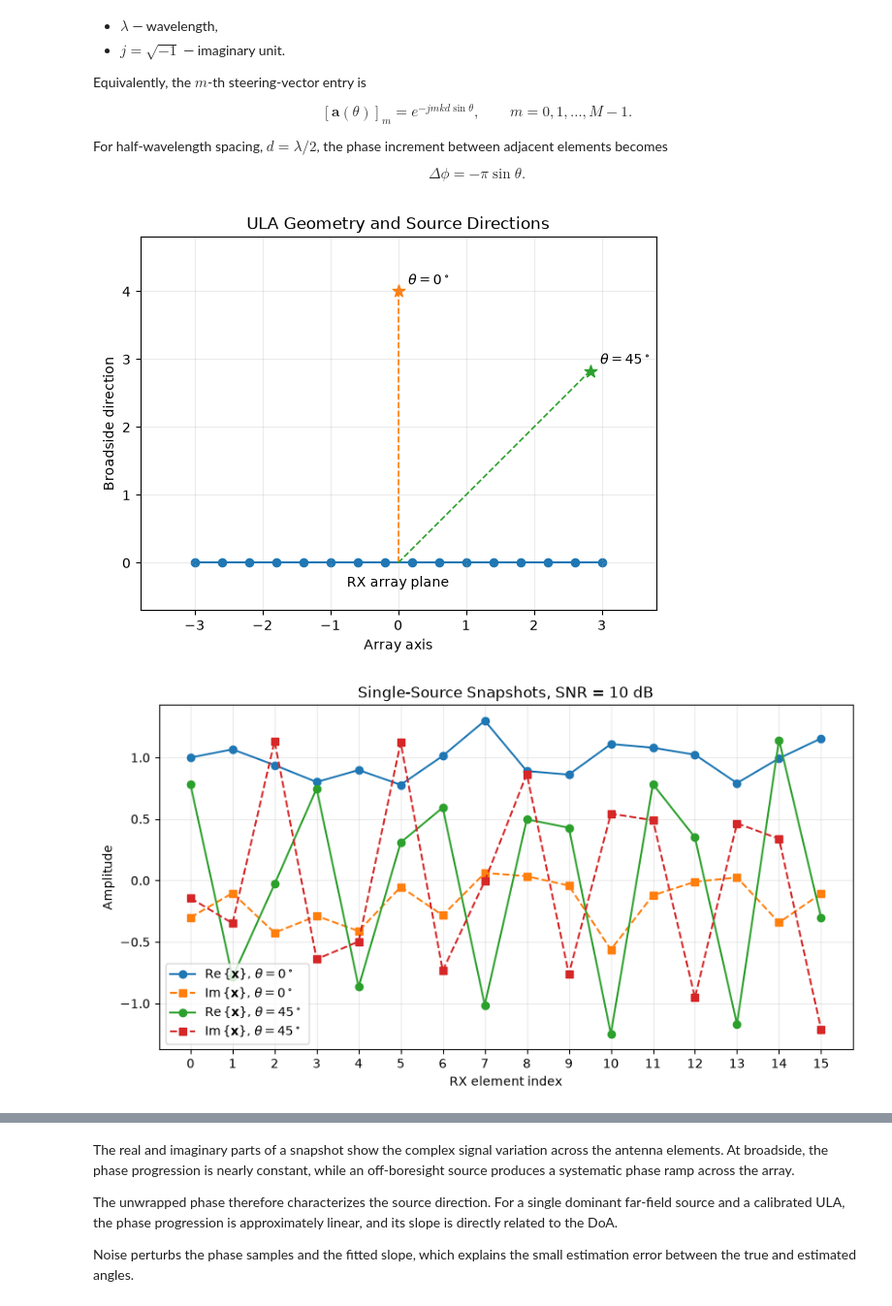
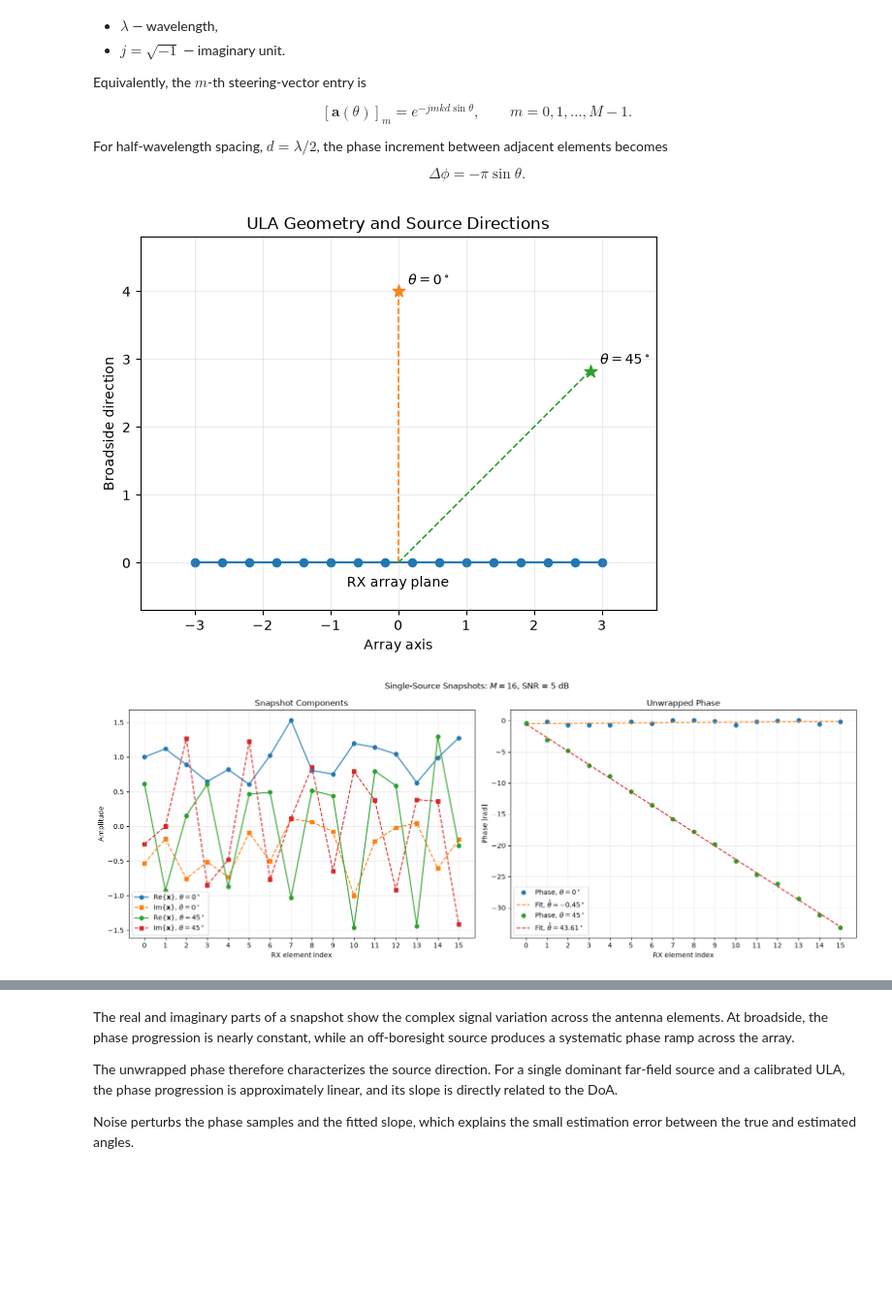
Before and after one commit to farbius/fmcw-radar-doa, a Jupyter notebook: notebooks/01_signal_model.ipynb, the cells around one changed output, grey strips where cells are left out. Shown at 97% size. Drawn from its saved outputs; the diff is of its cells as text; code cells hidden in the pictures; blank space fills up the shorter version.

```diff
--- a/notebooks/01_signal_model.ipynb
+++ b/notebooks/01_signal_model.ipynb
@@ -125,6 +125,7 @@ $$
 \Delta \phi = -\pi \sin\theta.
 $$
 # %%
+%matplotlib inline
 import numpy as np
 import matplotlib.pyplot as plt
 
@@ -136,7 +137,7 @@ wavelength = 1.0
 d = wavelength / 2
 k = 2 * np.pi / wavelength
 
-snr_db = 10.0
+snr_db = 5.0
 angles_deg = [0.0, 45.0]
 
 m = np.arange(M)
@@ -229,8 +230,8 @@ ax.set_xlim(-3.8, 3.8)
 ax.set_ylim(-0.7, 4.8)
 ax.grid(True, alpha=0.25)
 
+
 plt.show()
-
 
 # ------------------------------------------------------------
 # Generate both snapshots and estimate both DoAs
@@ -273,86 +274,92 @@ for theta_deg in angles_deg:
 
 
 # ------------------------------------------------------------
-# Real and imaginary parts of both snapshots
+# Snapshot components and unwrapped phase
 # ------------------------------------------------------------
-fig, ax = plt.subplots(figsize=(10, 5))
+plt.close("all")
+
+fig, (ax_amplitude, ax_phase) = plt.subplots(
+    nrows=1,
+    ncols=2,
+    figsize=(16, 6),
+)
 
 for theta_deg in angles_deg:
     x = snapshots[theta_deg]
+    theta_est_deg = estimates[theta_deg]["theta_deg"]
 
-    ax.plot(
+    # Real and imaginary snapshot components
+    ax_amplitude.plot(
         m,
         x.real,
-        "o-",
-        label=rf"$\operatorname{{Re}}\{{\mathbf{{x}}\}}$, "
+        marker="o",
+        linestyle="-",
+        label=rf"$\mathrm{{Re}}\{{\mathbf{{x}}\}}$, "
               rf"$\theta={theta_deg:.0f}^\circ$",
     )
 
-    ax.plot(
+    ax_amplitude.plot(
         m,
         x.imag,
-        "s--",
-        label=rf"$\operatorname{{Im}}\{{\mathbf{{x}}\}}$, "
+        marker="s",
+        linestyle="--",
+        label=rf"$\mathrm{{Im}}\{{\mathbf{{x}}\}}$, "
               rf"$\theta={theta_deg:.0f}^\circ$",
     )
 
-ax.set_title(
-    rf"Single-Source Snapshots, SNR = {snr_db:.0f} dB"
-)
-ax.set_xlabel("RX element index")
-ax.set_ylabel("Amplitude")
-ax.set_xticks(m)
-ax.grid(True, alpha=0.25)
-ax.legend()
-
-plt.show()
-
-
-# ------------------------------------------------------------
-# Unwrapped phases and linear fits of both snapshots
-# ------------------------------------------------------------
-fig, ax = plt.subplots(figsize=(10, 5))
-
-for theta_deg in angles_deg:
-    theta_est_deg = estimates[theta_deg]["theta_deg"]
-
-    ax.plot(
+    # Unwrapped phase
+    ax_phase.plot(
         m,
         phases[theta_deg],
-        "o",
-        label=rf"Phase, true $\theta={theta_deg:.0f}^\circ$",
+        marker="o",
+        linestyle="none",
+        label=rf"Phase, $\theta={theta_deg:.0f}^\circ$",
     )
 
-    ax.plot(
+    # Linear phase fit
+    ax_phase.plot(
         m,
         phase_fits[theta_deg],
-        "--",
-        label=rf"Linear fit, "
-              rf"$\hat{{\theta}}={theta_est_deg:.2f}^\circ$",
+        linestyle="--",
+        label=rf"Fit, $\hat{{\theta}}={theta_est_deg:.2f}^\circ$",
     )
 
-ax.set_title("Unwrapped Phase and Linear DoA Fit")
-ax.set_xlabel("RX element index")
-ax.set_ylabel("Phase [rad]")
-ax.set_xticks(m)
-ax.grid(True, alpha=0.25)
-ax.legend()
+# Left plot
+ax_amplitude.set_title("Snapshot Components")
+ax_amplitude.set_xlabel("RX element index")
+ax_amplitude.set_ylabel("Amplitude")
+ax_amplitude.set_xticks(m)
+ax_amplitude.grid(True, alpha=0.25)
+ax_amplitude.legend()
 
+# Right plot
+ax_phase.set_title("Unwrapped Phase")
+ax_phase.set_xlabel("RX element index")
+ax_phase.set_ylabel("Phase [rad]")
+ax_phase.set_xticks(m)
+ax_phase.grid(True, alpha=0.25)
+ax_phase.legend()
+
+fig.suptitle(
+    rf"Single-Source Snapshots: $M={M}$, SNR = {snr_db:.0f} dB"
+)
+
+fig.tight_layout()
 plt.show()
 
 
 # ------------------------------------------------------------
 # Numerical results
 # ------------------------------------------------------------
 for theta_deg in angles_deg:
     slope = estimates[theta_deg]["slope"]
     theta_est_deg = estimates[theta_deg]["theta_deg"]
 
     print(
         f"True DoA: {theta_deg:6.2f} deg | "
         f"Phase slope: {slope:8.4f} rad/element | "
         f"Estimated DoA: {theta_est_deg:6.2f} deg"
     )
 # %% [output]
 [figure]
-[figure, old version]
+[figure, new version]
```
Also changed, not shown: parts of 1 cell of this notebook, 3 other files.
